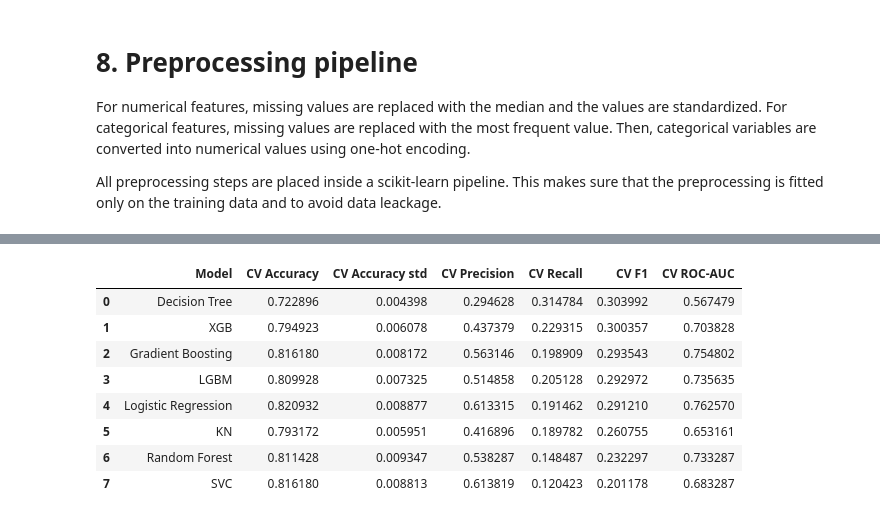
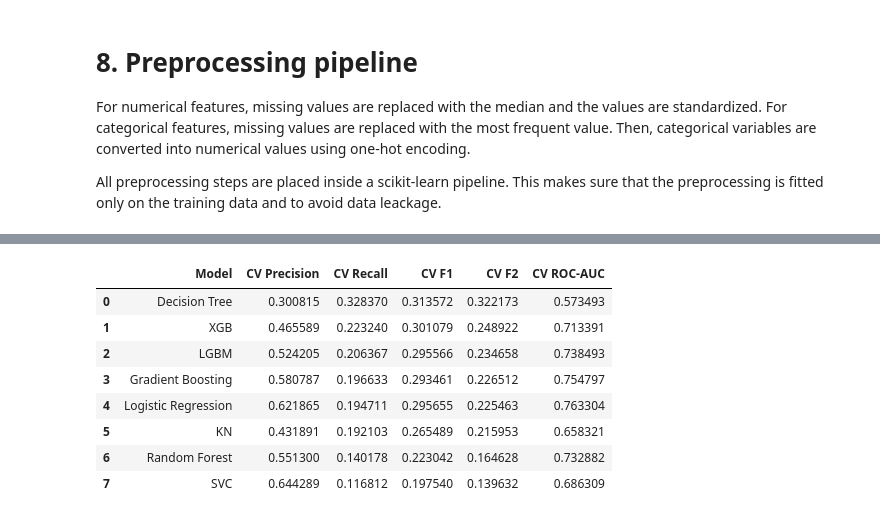
Before and after one commit to mkplwro/codex_ml_projects, a Jupyter notebook: notebooks/classification_model.ipynb, the cells around one changed output, grey strips where cells are left out. Saved outputs shown, nothing was run; the diff lists cells and outputs as text; code cells hidden in the pictures.

```diff
--- a/notebooks/classification_model.ipynb
+++ b/notebooks/classification_model.ipynb
@@ -217,8 +247,9 @@ Standard split is used ($80/20$). The model learns from the training data, while
 X_train, X_test, y_train, y_test = train_test_split(
     X,
     y,
-    test_size=0.2,
-    random_state=42
+    test_size = 0.2,
+    random_state = 42,
+    stratify = y
 )
 # %% [markdown]
 # 8. Preprocessing pipeline
@@ -261,55 +302,60 @@ For this reason, XGBoost, Logistic Regression, and LightGBM should be considered
 # %%
-cv = KFold(
+cv = StratifiedKFold(
     n_splits=5,
     shuffle=True,
     random_state=42
 )
 
+f2_scorer = make_scorer(
+    fbeta_score,
+    beta=2,
+    zero_division=0
+)
+
 scoring = {
-    "accuracy": "accuracy",
     "precision": "precision",
     "recall": "recall",
     "f1": "f1",
+    "f2": f2_scorer,
     "roc_auc": "roc_auc"
 }
 
 cv_results = []
 
 for name, model in pipelines.items():
 
     scores = cross_validate(
         model,
         X_train,
         y_train,
         cv=cv,
         scoring=scoring,
         n_jobs=-1
     )
 
     cv_results.append({
         "Model": name,
-        "CV Accuracy": scores["test_accuracy"].mean(),
-        "CV Accuracy std": scores["test_accuracy"].std(),
         "CV Precision": scores["test_precision"].mean(),
         "CV Recall": scores["test_recall"].mean(),
         "CV F1": scores["test_f1"].mean(),
+        "CV F2": scores["test_f2"].mean(),
         "CV ROC-AUC": scores["test_roc_auc"].mean()
     })
 
 comparison_cv = (
     pd.DataFrame(cv_results)
-    .sort_values("CV F1", ascending=False)
+    .sort_values("CV F2", ascending=False)
     .reset_index(drop=True)
 )
 
 comparison_cv
 # %% [output]
-|  | Model | CV Accuracy | CV Accuracy std | CV Precision | CV Recall | CV F1 | CV ROC-AUC |
-| 0 | Decision Tree | 0.722896 | 0.004398 | 0.294628 | 0.314784 | 0.303992 | 0.567479 |
-| 1 | XGB | 0.794923 | 0.006078 | 0.437379 | 0.229315 | 0.300357 | 0.703828 |
-| 2 | Gradient Boosting | 0.816180 | 0.008172 | 0.563146 | 0.198909 | 0.293543 | 0.754802 |
-| 3 | LGBM | 0.809928 | 0.007325 | 0.514858 | 0.205128 | 0.292972 | 0.735635 |
-| 4 | Logistic Regression | 0.820932 | 0.008877 | 0.613315 | 0.191462 | 0.291210 | 0.762570 |
-| 5 | KN | 0.793172 | 0.005951 | 0.416896 | 0.189782 | 0.260755 | 0.653161 |
-| 6 | Random Forest | 0.811428 | 0.009347 | 0.538287 | 0.148487 | 0.232297 | 0.733287 |
-| 7 | SVC | 0.816180 | 0.008813 | 0.613819 | 0.120423 | 0.201178 | 0.683287 |
+|  | Model | CV Precision | CV Recall | CV F1 | CV F2 | CV ROC-AUC |
+| 0 | Decision Tree | 0.300815 | 0.328370 | 0.313572 | 0.322173 | 0.573493 |
+| 1 | XGB | 0.465589 | 0.223240 | 0.301079 | 0.248922 | 0.713391 |
+| 2 | LGBM | 0.524205 | 0.206367 | 0.295566 | 0.234658 | 0.738493 |
+| 3 | Gradient Boosting | 0.580787 | 0.196633 | 0.293461 | 0.226512 | 0.754797 |
+| 4 | Logistic Regression | 0.621865 | 0.194711 | 0.295655 | 0.225463 | 0.763304 |
+| 5 | KN | 0.431891 | 0.192103 | 0.265489 | 0.215953 | 0.658321 |
+| 6 | Random Forest | 0.551300 | 0.140178 | 0.223042 | 0.164628 | 0.732882 |
+| 7 | SVC | 0.644289 | 0.116812 | 0.197540 | 0.139632 | 0.686309 |
```
Also changed, not shown: parts of 47 cells of this notebook, 1 other file.
